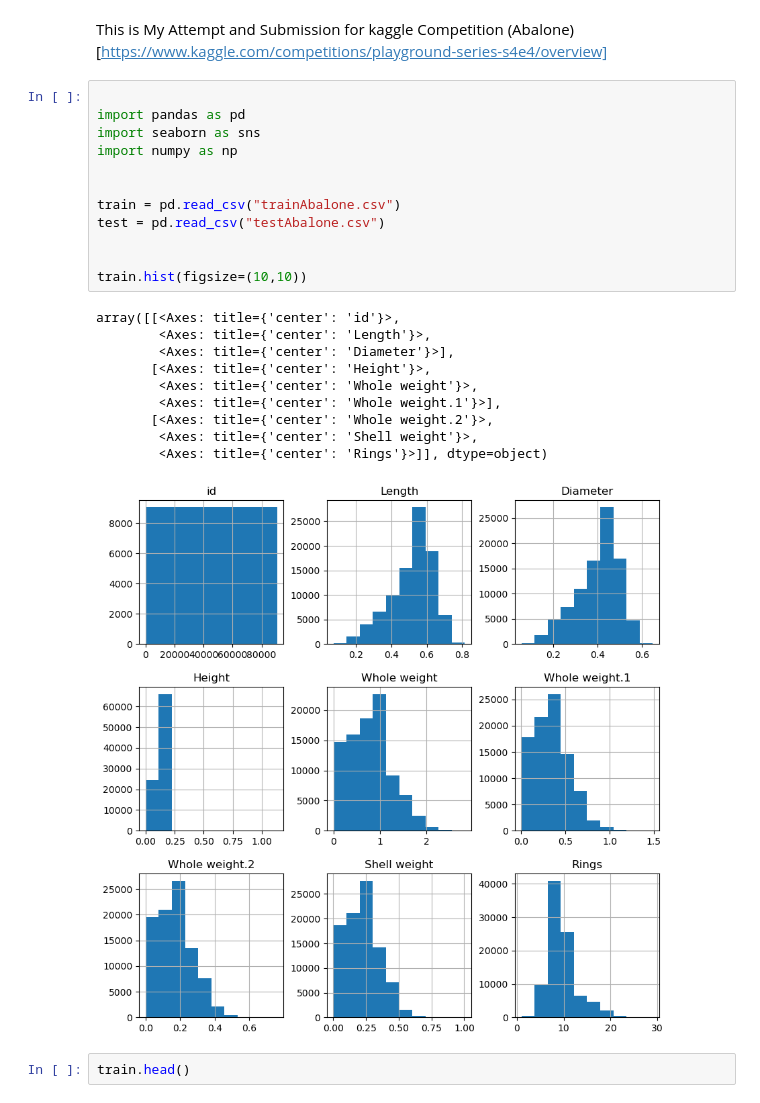
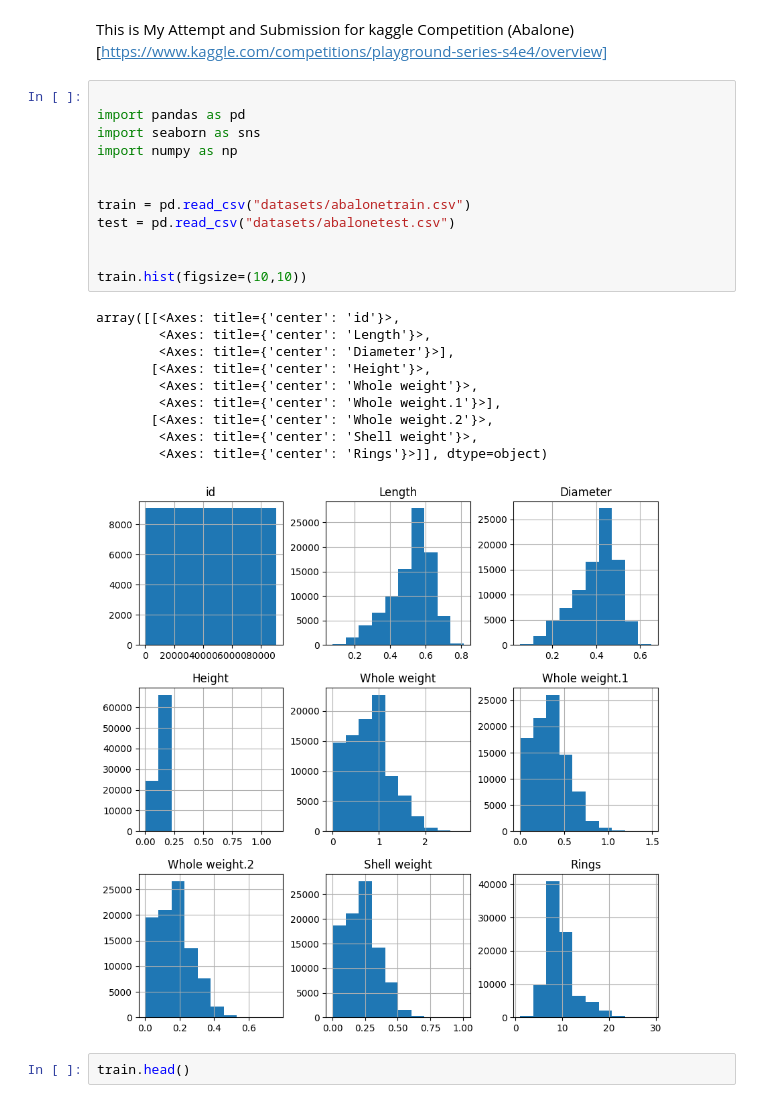
Before and after one commit to ajn123/Machine-Learning, a Jupyter notebook: Abalone.ipynb, the cells around one changed output. Saved outputs shown, nothing was run; the diff lists cells and outputs as text.

```diff
--- a/Abalone.ipynb
+++ b/Abalone.ipynb
@@ -4,26 +4,26 @@ This is My Attempt and Submission for kaggle Competition
 # %%
 
 import pandas as pd
 import seaborn as sns
 import numpy as np
 
 
-train = pd.read_csv("trainAbalone.csv")
-test = pd.read_csv("testAbalone.csv")
+train = pd.read_csv("datasets/abalonetrain.csv")
+test = pd.read_csv("datasets/abalonetest.csv")
 
 
 train.hist(figsize=(10,10))
 # %% [output]
 array([[<Axes: title={'center': 'id'}>,
         <Axes: title={'center': 'Length'}>,
         <Axes: title={'center': 'Diameter'}>],
        [<Axes: title={'center': 'Height'}>,
         <Axes: title={'center': 'Whole weight'}>,
         <Axes: title={'center': 'Whole weight.1'}>],
        [<Axes: title={'center': 'Whole weight.2'}>,
         <Axes: title={'center': 'Shell weight'}>,
         <Axes: title={'center': 'Rings'}>]], dtype=object)
-[figure, old version]
+[figure, new version]
 # %%
 train.head()
 # %% [output]
```
Also changed, not shown: 10 other files.
